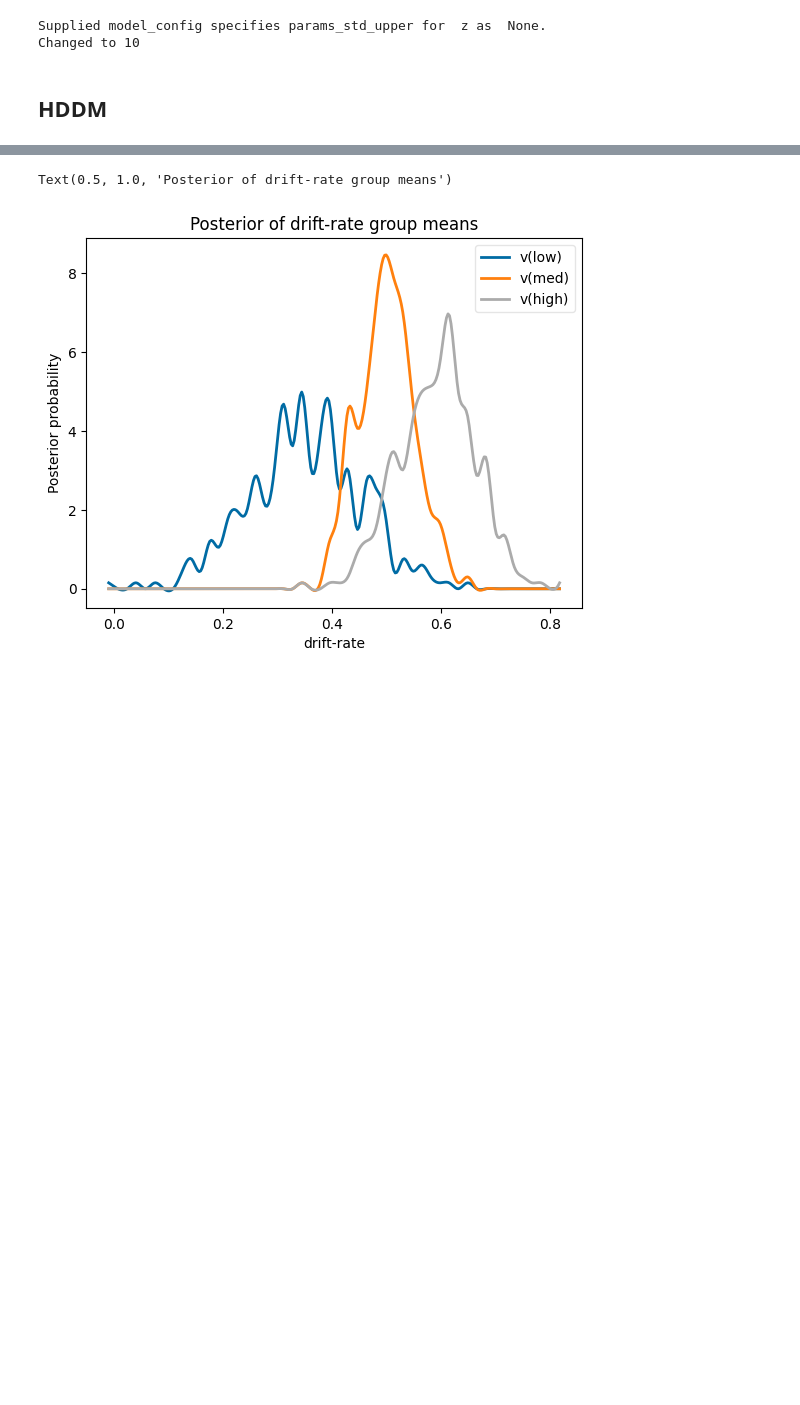
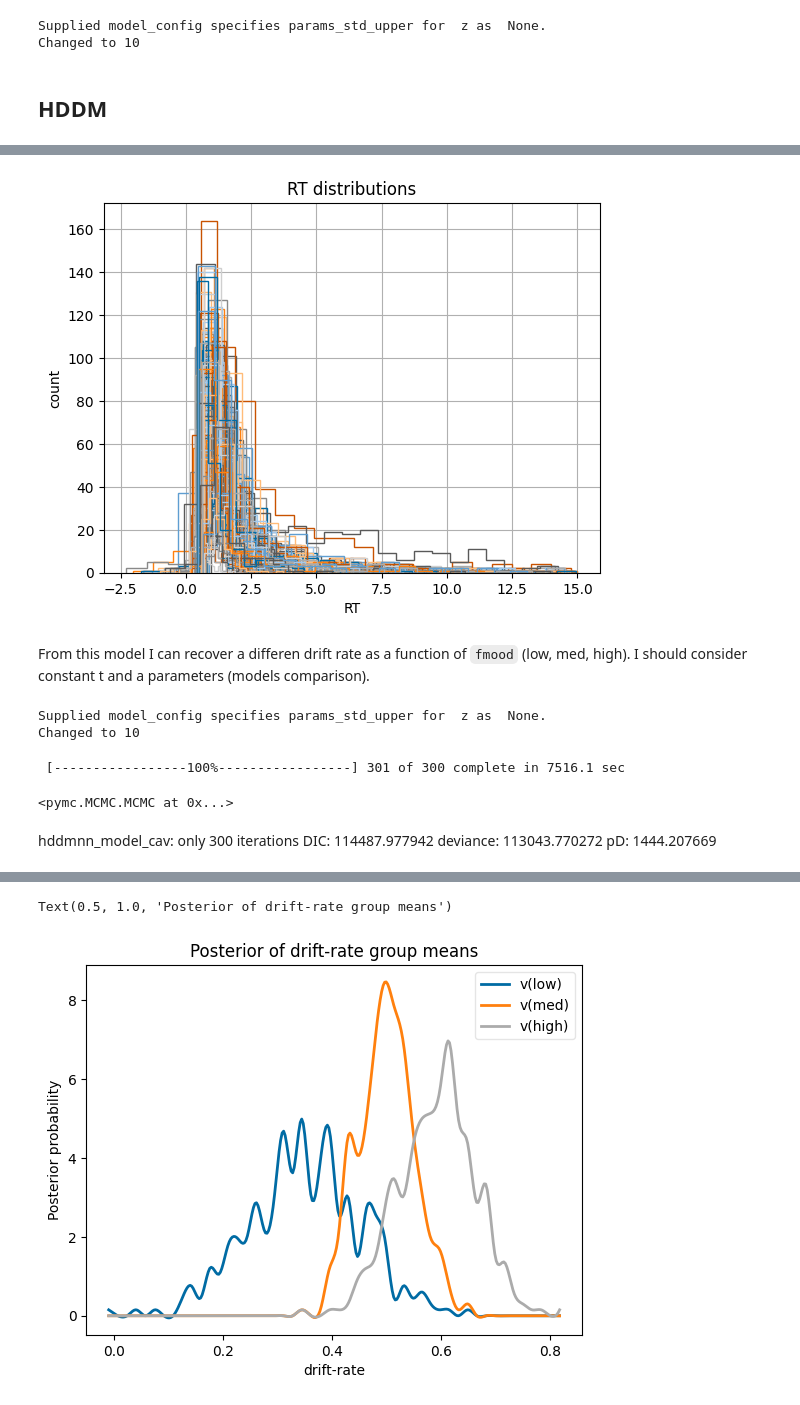
Before and after one commit to ccaudek/groundhog_day, a Jupyter notebook: workflows/scripts/marmotta.ipynb, the cells around one changed output, grey strips where cells are left out. Cells and saved outputs as stored; diff of their text form; code cells hidden in the pictures; blank space fills up the shorter version.

```diff
--- a/workflows/scripts/marmotta.ipynb
+++ b/workflows/scripts/marmotta.ipynb
@@ -363,0 +374,11 @@ hddmnn_model_cav.sample(nmcmc, burn = burn)
+# %%
+df = hddm.utils.flip_errors(df)
+
+fig = plt.figure()
+ax = fig.add_subplot(111, xlabel='RT', ylabel='count', title='RT distributions')
+for i, subj_data in df.groupby('subj_idx'):
+    subj_data.rt.hist(bins=20, histtype='step', ax=ax)
+# %% [output]
+[figure, added]
+# %% [markdown]
+From this model I can recover a differen drift rate as a function of `fmood` (low, med, high). I should consider constant t and a parameters (models comparison).
@@ -363,0 +390,28 @@ hddmnn_model_cav.sample(nmcmc, burn = burn)
+# %%
+hddmnn_model_cav = hddm.HDDMnn(
+    df,
+    model=model,
+    informative=False,
+    include=hddm.simulators.model_config[model]["hddm_include"],
+    p_outlier=0.05,
+    is_group_model=True,
+    depends_on={
+        "v": "fmood",
+        "a": "fmood",
+        "t": "fmood"
+    },
+)
+# %% [output]
+Supplied model_config specifies params_std_upper for  z as  None.
+Changed to 10
+# %%
+hddmnn_model_cav.sample(nmcmc, burn = burn)
+# %% [output]
+ [-----------------100%-----------------] 301 of 300 complete in 7516.1 sec
+<pymc.MCMC.MCMC at 0x...>
+# %% [markdown]
+
+hddmnn_model_cav: only 300 iterations
+DIC: 114487.977942
+deviance: 113043.770272
+pD: 1444.207669
```
Also changed, not shown: parts of 13 cells of this notebook, 22 other files.
